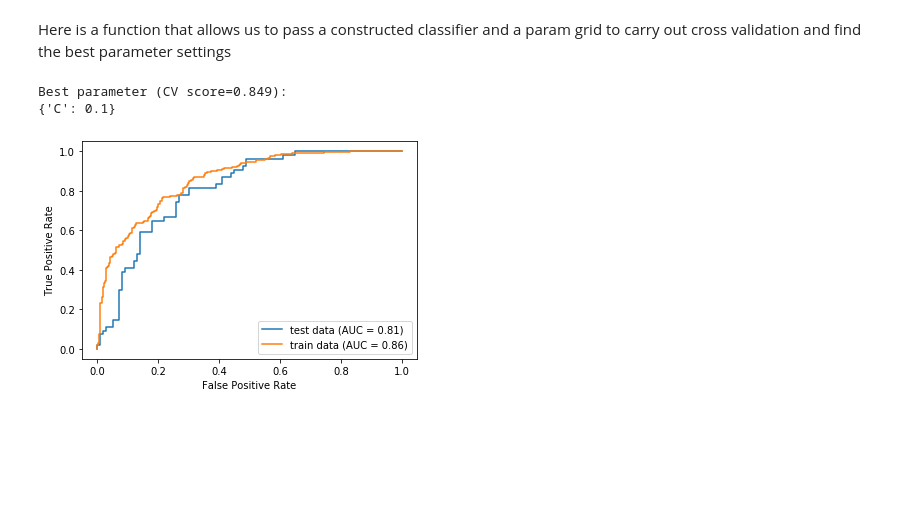
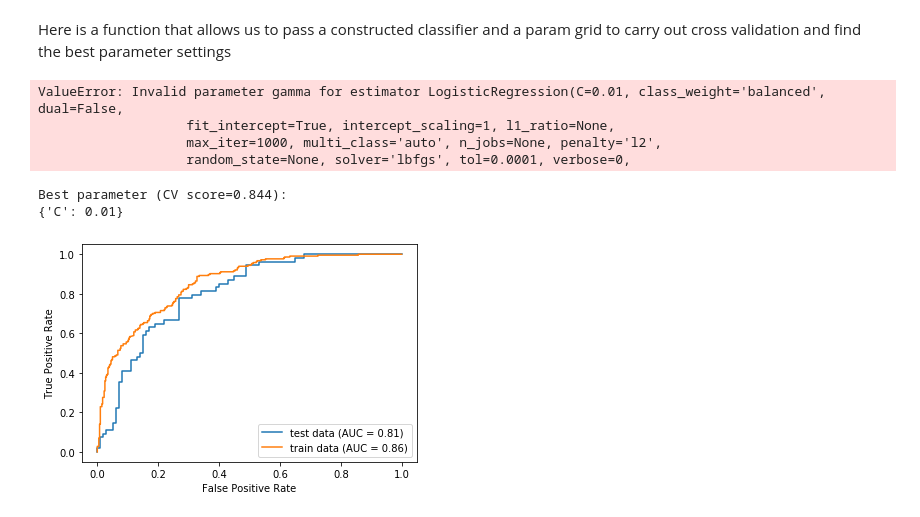
Before and after one commit to jlkeidel/sensyne_test, a Jupyter notebook: Tech_Test.ipynb, the cells around one changed output. Cells and saved outputs as stored; diff of their text form; code cells hidden in the pictures; blank space fills up the shorter version.

Commit message:
Classifier comparison: Question 4

```diff
--- a/Tech_Test.ipynb
+++ b/Tech_Test.ipynb
@@ -169,12 +169,25 @@ def run_grid_search(classifier, params):
 # %%
 
 param_grid = {
-    'C': [0.01, 0.1, 0.25, 0.5, 0.75, 1],
+    'C': [0.01, 0.1, 0.25, 0.5, 0.75, 1]
 }
 
 classifier = LogisticRegression(class_weight='balanced', max_iter=1000)
 grid_search = run_grid_search(classifier, param_grid)
 # %% [output]
-Best parameter (CV score=0.849):
-{'C': 0.1}
+ValueError: Invalid parameter gamma for estimator LogisticRegression(C=0.01, class_weight='balanced', dual=False,
+                   fit_intercept=True, intercept_scaling=1, l1_ratio=None,
+                   max_iter=1000, multi_class='auto', n_jobs=None, penalty='l2',
+                   random_state=None, solver='lbfgs', tol=0.0001, verbose=0,
-[figure, removed]
+# %%
+classifier = svm.SVC(probability=True, class_weight='balanced', kernel='linear')
+
+param_grid = {
+    'C': [0.01, 0.1, 0.25, 0.5, 0.75, 1],
+}
+
+grid_search = run_grid_search(classifier, param_grid)
+# %% [output]
+Best parameter (CV score=0.844):
+{'C': 0.01}
+[figure, added]
```
Also changed, not shown: parts of 3 cells of this notebook.
